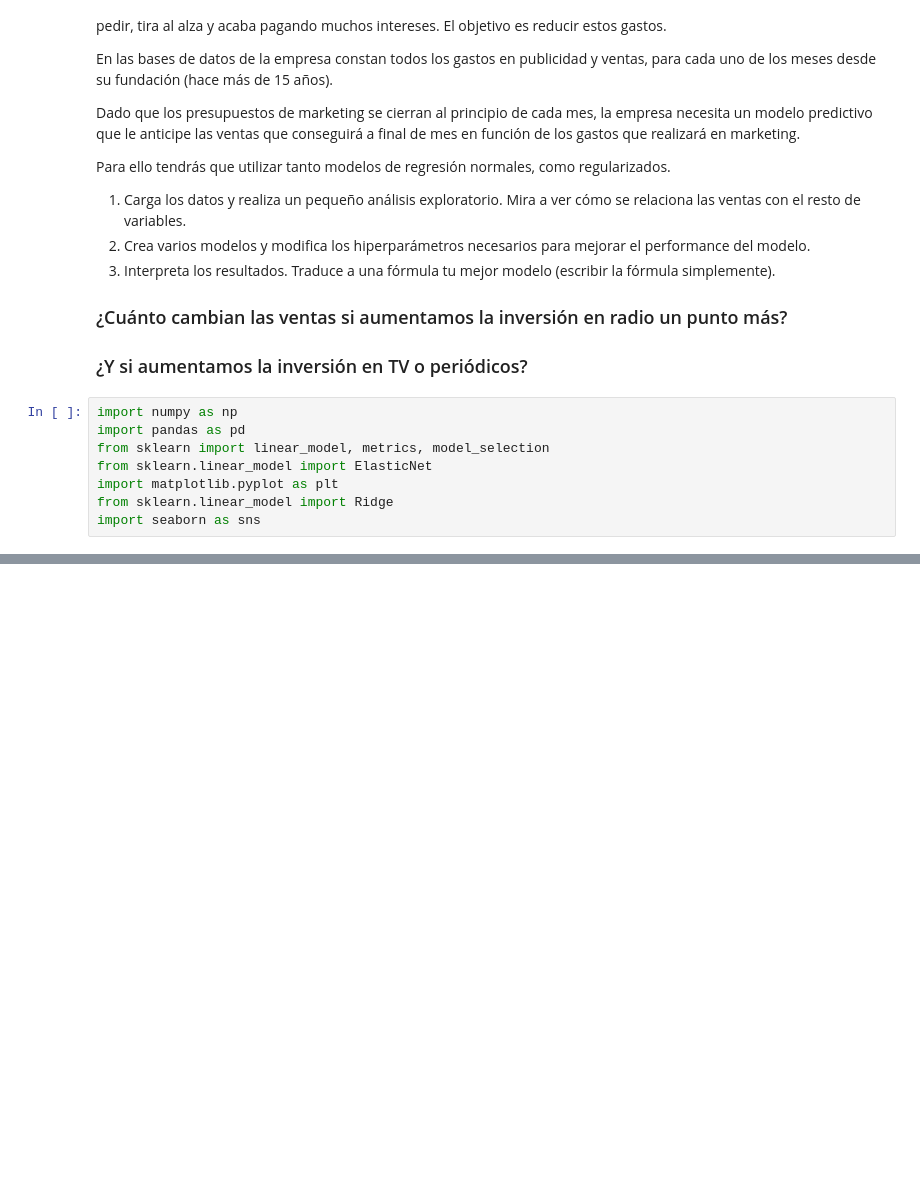
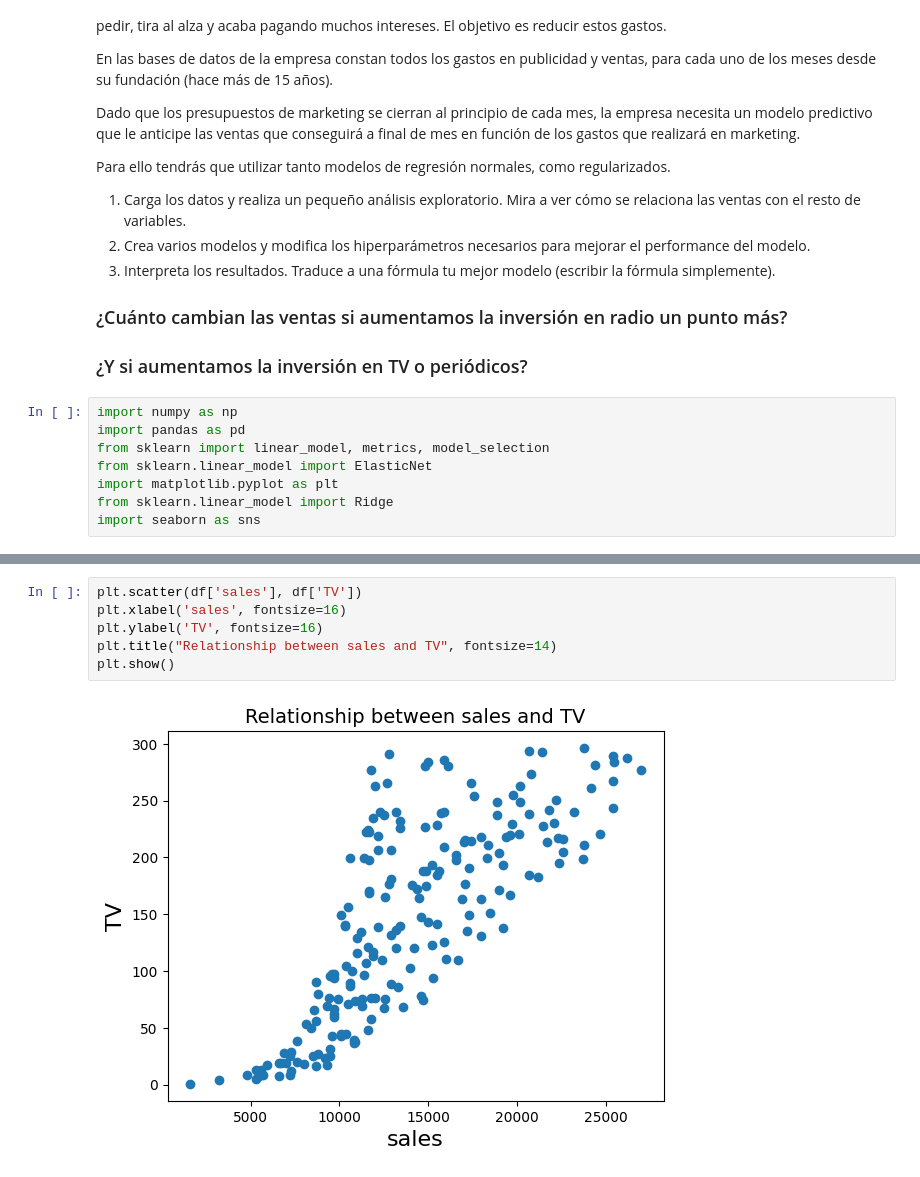
Before and after one commit to amejosecar/TheBridge_DSPT_ML_AC, a Jupyter notebook: Supervisado/Regesión/Regularización/ejercicios/Advertising_RidgeLasso.ipynb, the cells around one changed output, grey strips where cells are left out. Drawn from its saved outputs; the diff is of its cells as text; blank space fills up the shorter version.

```diff
--- a/Supervisado/Regesión/Regularización/ejercicios/Advertising_RidgeLasso.ipynb
+++ b/Supervisado/Regesión/Regularización/ejercicios/Advertising_RidgeLasso.ipynb
@@ -85,0 +113,8 @@ sns.pairplot(df);
+# %%
+plt.scatter(df['sales'], df['TV'])
+plt.xlabel('sales', fontsize=16)
+plt.ylabel('TV', fontsize=16)
+plt.title("Relationship between sales and TV", fontsize=14)
+plt.show()
+# %% [output]
+[figure, added]
```
Also changed, not shown: parts of 7 cells of this notebook, 2 other files.
